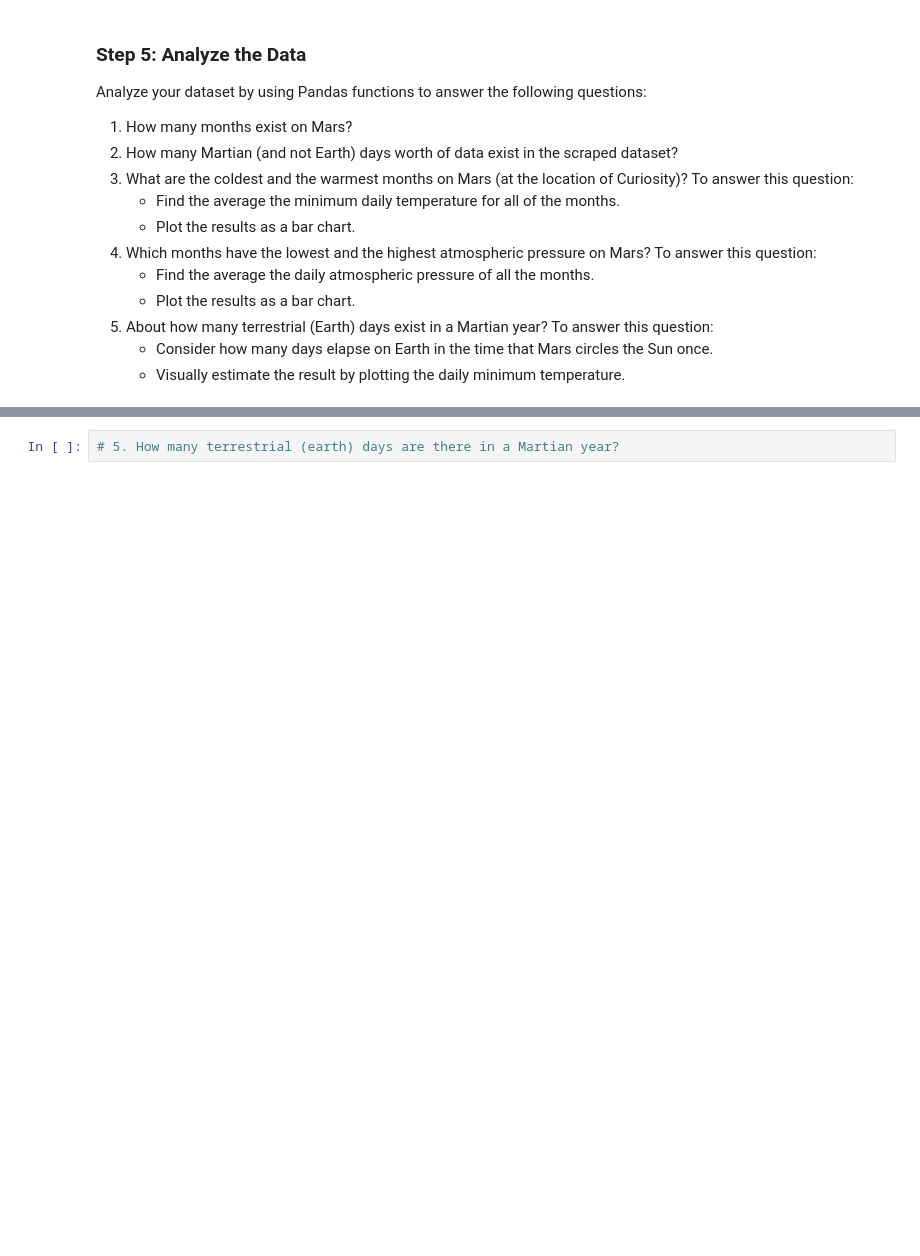
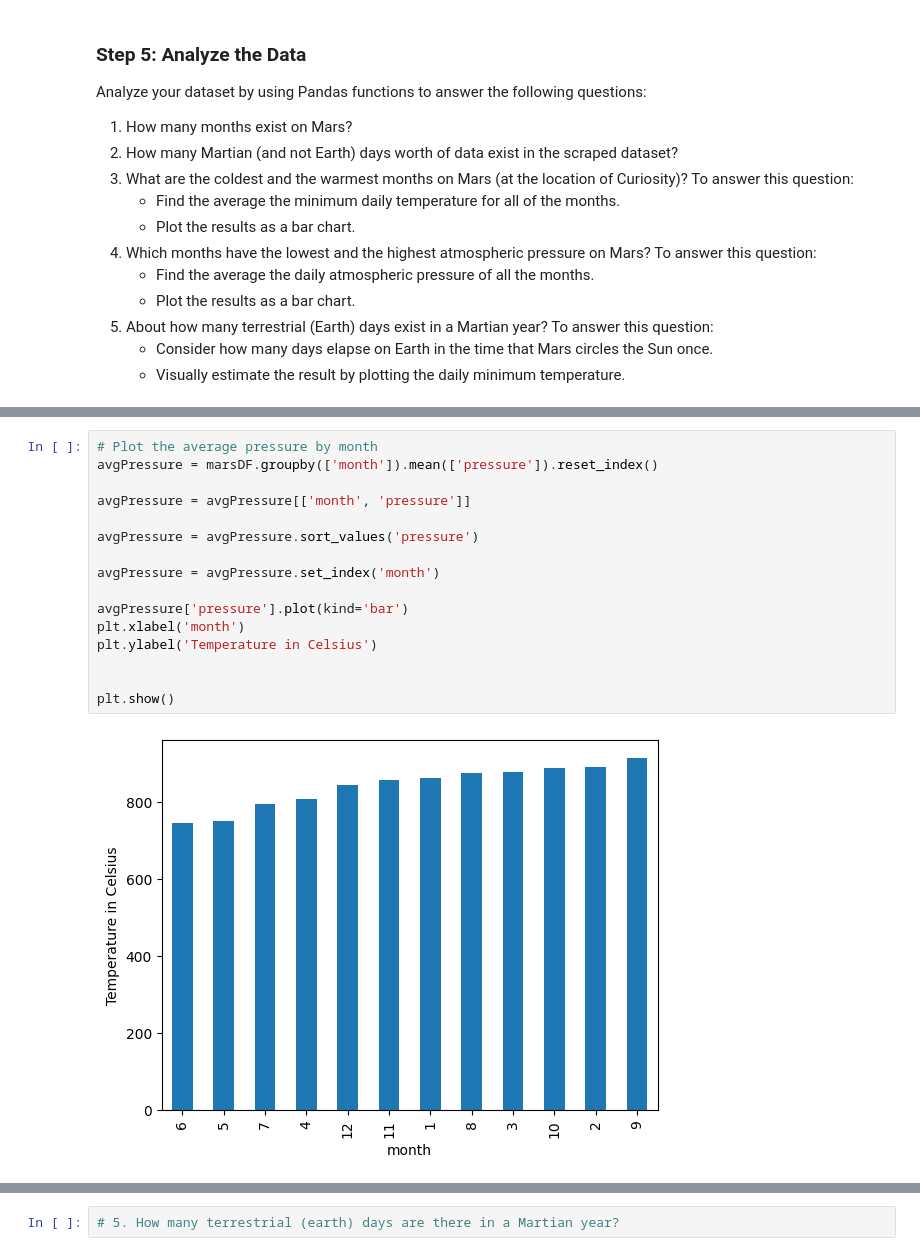
Before and after one commit to owensull12/beautifulsoup-challenge, a Jupyter notebook: jupyter notebooks/part_2_mars_weather.ipynb, the cells around one changed output, grey strips where cells are left out. Cells and saved outputs as stored; diff of their text form; blank space fills up the shorter version.

```diff
--- a/jupyter notebooks/part_2_mars_weather.ipynb
+++ b/jupyter notebooks/part_2_mars_weather.ipynb
@@ -213,0 +246,18 @@ Name: pressure, dtype: float64
+# %%
+# Plot the average pressure by month
+avgPressure = marsDF.groupby(['month']).mean(['pressure']).reset_index()
+
+avgPressure = avgPressure[['month', 'pressure']]
+
+avgPressure = avgPressure.sort_values('pressure')
+
+avgPressure = avgPressure.set_index('month')
+
+avgPressure['pressure'].plot(kind='bar')
+plt.xlabel('month')
+plt.ylabel('Temperature in Celsius')
+
+
+plt.show()
+# %% [output]
+[figure, added]
```
Also changed, not shown: parts of 14 cells of this notebook, 1 other file.
